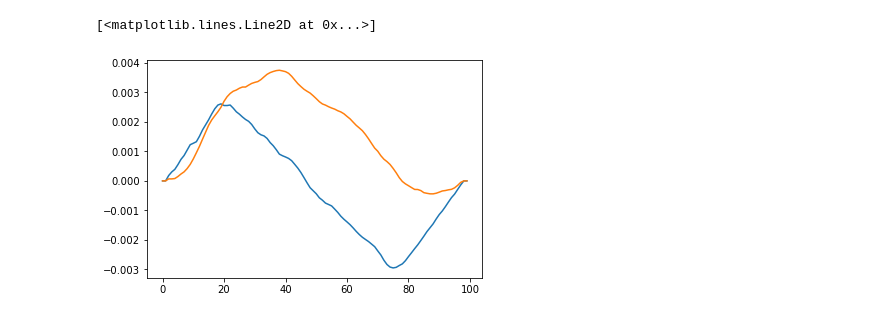
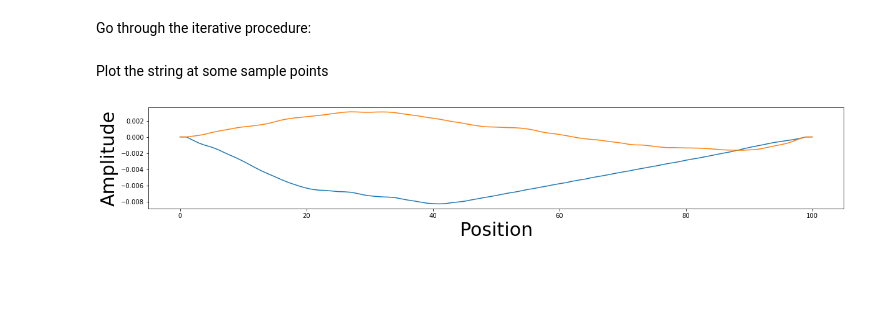
Before and after one commit to lukepolson/youtube_channel, a Jupyter notebook: vid5.ipynb, the cells around one changed output. Drawn from its saved outputs; the diff is of its cells as text; code cells hidden in the pictures; blank space fills up the shorter version.

```diff
--- a/vid5.ipynb
+++ b/vid5.ipynb
@@ -55,0 +70,2 @@ sol[1] = x
+# %% [markdown]
+Go through the iterative procedure:
@@ -56,8 +84,13 @@ sol[1] = x
 # %%
 sol = compute_d(sol, Nt, Nx, dt, dx, l, gamma)
-# %%
-plt.plot(sol[500])
-plt.plot(sol[20000])
-# %% [output]
-[<matplotlib.lines.Line2D at 0x...>]
-[figure, removed]
+# %% [markdown]
+Plot the string at some sample points
+# %%
+plt.figure(figsize=(20,3))
+plt.plot(sol[500])
+plt.plot(sol[10000])
+plt.xlabel('Position', fontsize=30)
+plt.ylabel('Amplitude', fontsize=30)
+plt.savefig('../output/sample.png')
+# %% [output]
+[figure, added]
```
Also changed, not shown: parts of 38 cells of this notebook.
